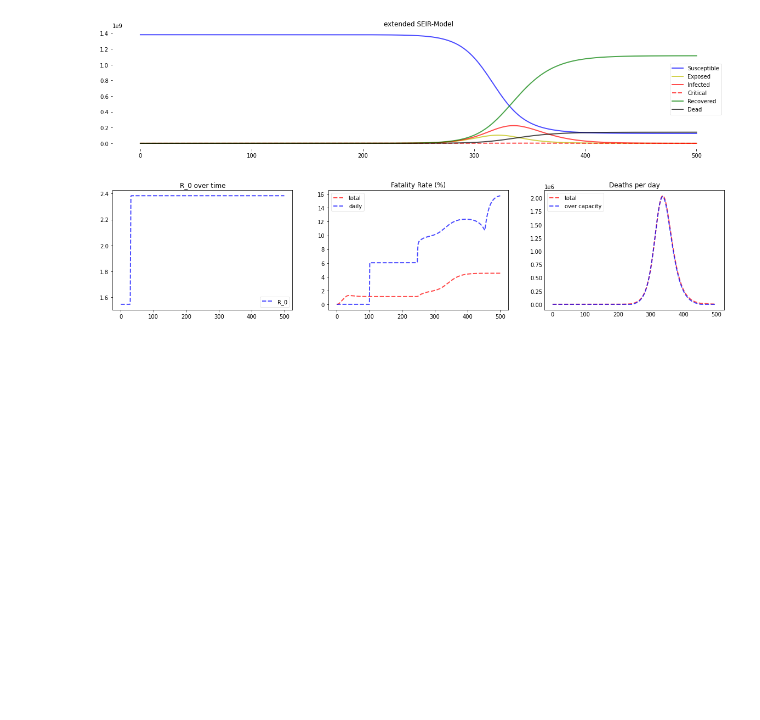
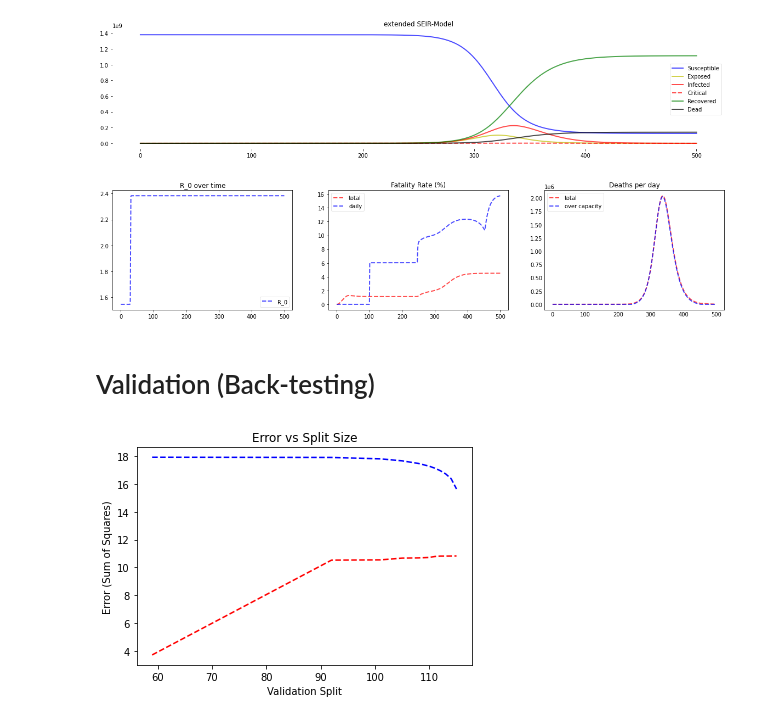
Before and after one commit to jiyingz/COVID19_projections, a Jupyter notebook: india_model.ipynb, the cells around one changed output. Drawn from its saved outputs; the diff is of its cells as text; code cells hidden in the pictures; blank space fills up the shorter version.

```diff
--- a/india_model.ipynb
+++ b/india_model.ipynb
@@ -281,3 +292,5 @@ Prediction for India
 percentage going to ICU: 10.0; percentage dying in ICU: 79.99999999993996
 [figure]
 [figure]
+# %% [markdown]
+# Validation (Back-testing)
@@ -283,0 +338,9 @@ percentage going to ICU: 10.0; percentage dying in ICU: 79.99999999993996
+# %%
+# Plot the errors
+plt.plot(training_size, np.log(train_costs), 'r--', training_size, np.log(test_costs), 'b--')
+plt.xlabel('Validation Split')
+plt.ylabel('Error (Sum of Squares)')
+plt.title('Error vs Split Size')
+plt.show()
+# %% [output]
+[figure, added]
```
Also changed, not shown: parts of 4 cells of this notebook.
